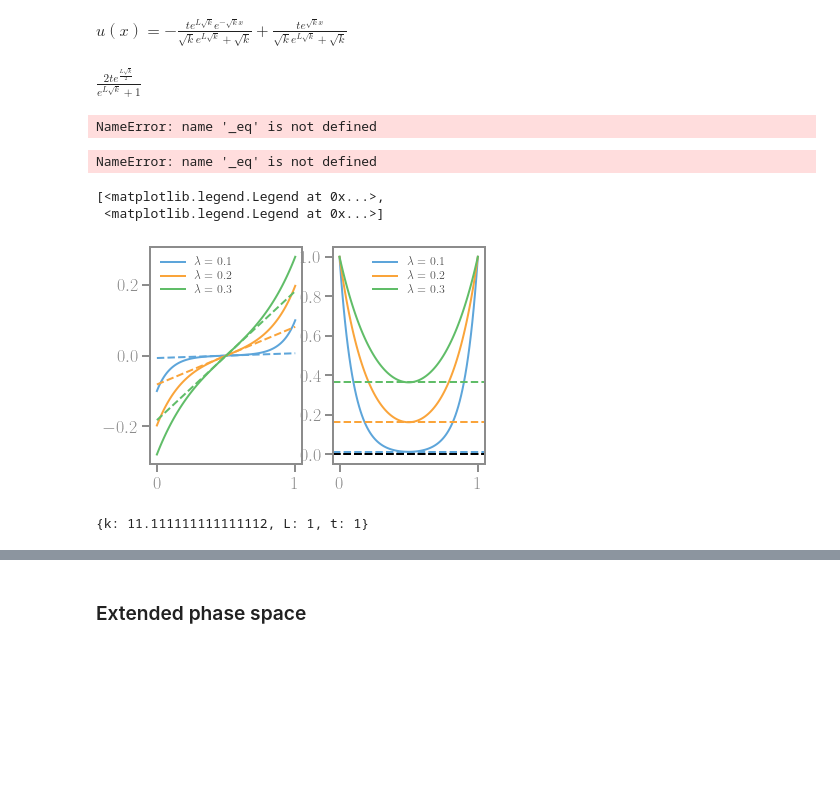
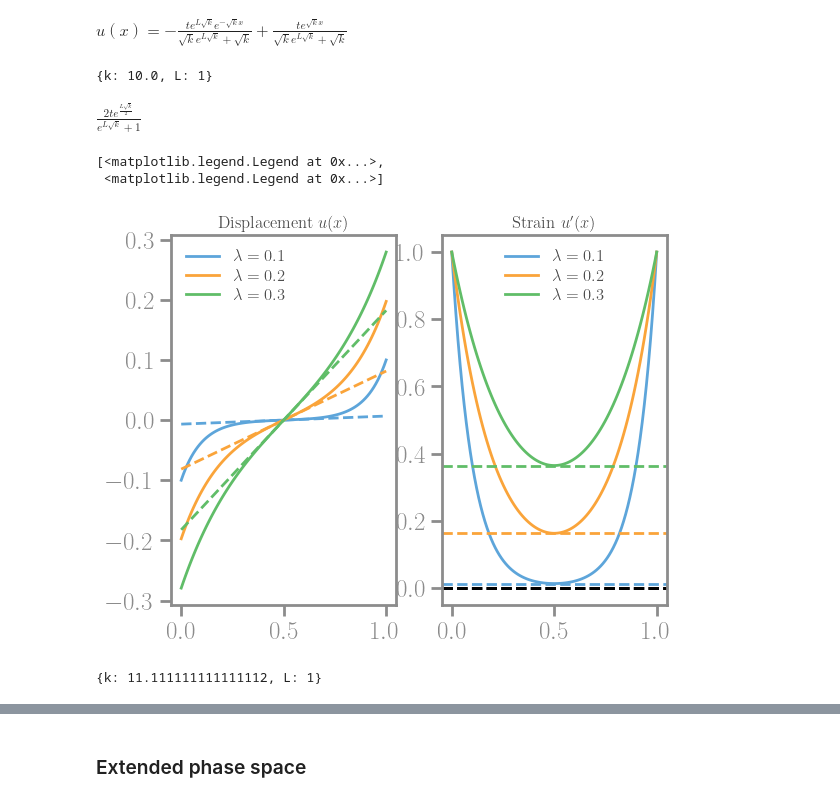
Before and after one commit to kumiori/irrevolutions, a Jupyter notebook: playground/nb/multifissa.ipynb, the cells around one changed output, grey strips where cells are left out. Saved outputs shown, nothing was run; the diff lists cells and outputs as text; code cells hidden in the pictures; blank space fills up the shorter version.

```diff
--- a/playground/nb/multifissa.ipynb
+++ b/playground/nb/multifissa.ipynb
@@ -51,48 +46,46 @@ equilibrium
 # %% [output]
 $\displaystyle u{\left(x \right)} = - \frac{t e^{L \sqrt{k}} e^{- \sqrt{k} x}}{\sqrt{k} e^{L \sqrt{k}} + \sqrt{k}} + \frac{t e^{\sqrt{k} x}}{\sqrt{k} e^{L \sqrt{k}} + \sqrt{k}}$
 # %%
-matpar = {k: (.1)**(-1), L: 1, t: 1}
+matpar = {k: (.1)**(-1), L: 1}
+matpar
+# %% [output]
+{k: 10.0, L: 1}
 # %%
 uprime = equilibrium.rhs.diff(x).simplify()
 # %%
 uprime.subs(x, L/2)
 # %% [output]
 $\displaystyle \frac{2 t e^{\frac{L \sqrt{k}}{2}}}{e^{L \sqrt{k}} + 1}$
-# %%
-_eq
-# %% [output]
-NameError: name '_eq' is not defined
-# %%
-_eq.diff(x)
-# %% [output]
-NameError: name '_eq' is not defined
 # %%
 fig, ax = plt.subplots(1, 2)
 for c, lmbda in enumerate([.1, .2, .3]):
-    matpar = {k: (lmbda)**(-2), L: 1, t: 1}
+    matpar = {k: (lmbda)**(-2), L: 1}
     _eq = equilibrium.rhs.subs(matpar)
     eps = _eq.diff(x)
-    eps_0 = eps.subs(x, L/2).subs(matpar)
+    eps_0 = eps.subs(x, L/2).subs(matpar).subs({t: 1})
 
     x_coordinates = np.linspace(0, float(L.subs(matpar)), 100)
 
-    _f = sp.lambdify(x, _eq, 'numpy')
-    _e = sp.lambdify(x, eps, 'numpy')
+    _f = sp.lambdify(x, _eq.subs({t: 1}), 'numpy')
+    _e = sp.lambdify(x, eps.subs({t: 1}), 'numpy')
 
     ax[0].plot(x_coordinates, _f(x_coordinates), c='C'+str(c), label=f'$\lambda = {lmbda}$')
     ax[0].plot(x_coordinates, eps_0*(x_coordinates-1/2),  c='C'+str(c), ls = '--')
+
     ax[1].plot(x_coordinates, _e(x_coordinates),  c='C'+str(c), label=f'$\lambda = {lmbda}$')
     ax[1].axhline(0, color='black', linestyle='--')
     ax[1].axhline(eps_0,  c='C'+str(c), linestyle='--')
+    ax[1].set_title('Strain $u\'(x)$')
+    ax[0].set_title('Displacement $u(x)$')
 [a.legend() for a in ax]
 # %% [output]
 [<matplotlib.legend.Legend at 0x...>,
  <matplotlib.legend.Legend at 0x...>]
-[figure, old version]
+[figure, new version]
 # %%
 matpar
 # %% [output]
-{k: 11.111111111111112, L: 1, t: 1}
+{k: 11.111111111111112, L: 1}
 # %%
 _matpar = {key: value for key, value in matpar.items() if key != k}
 # _matpar
```
Also changed, not shown: parts of 19 cells of this notebook, 2 other files.
